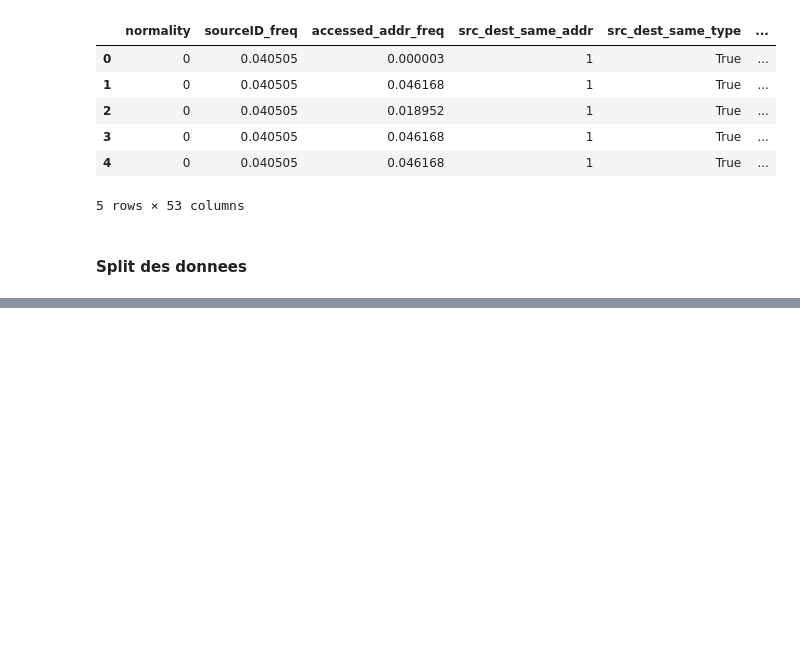
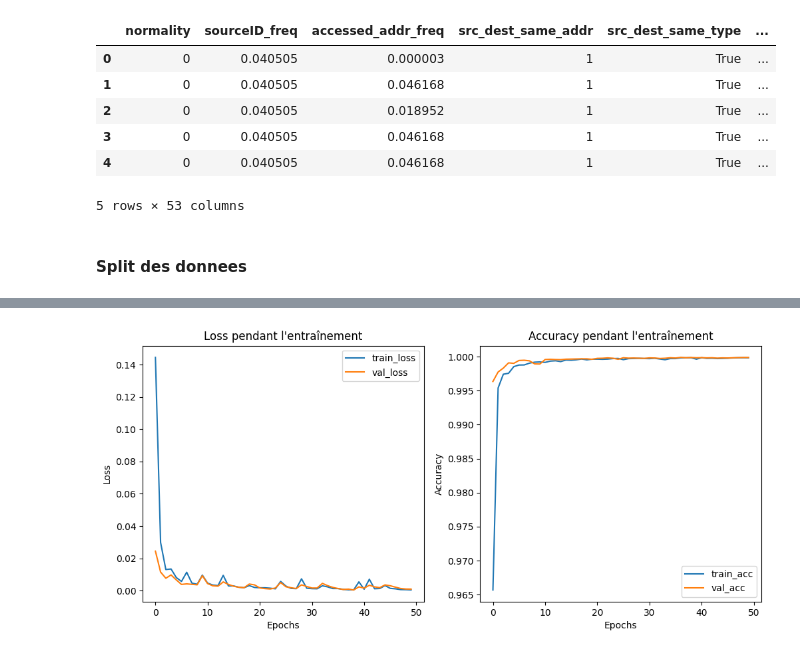
Before and after one commit to youtinid2930/DS2OS-Anomaly-Detection, a Jupyter notebook: 3- DNN_model.ipynb, the cells around one changed output, grey strips where cells are left out. Drawn from its saved outputs; the diff is of its cells as text; code cells hidden in the pictures; blank space fills up the shorter version.

```diff
--- a/3- DNN_model.ipynb
+++ b/3- DNN_model.ipynb
@@ -52,0 +93,6 @@ NameError: name 'y_train' is not defined
+# %%
+# On a un seul colone src_dest_same_type (bool)
+bool_cols = X_train.select_dtypes(include=['bool']).columns
+
+X_train[bool_cols] = X_train[bool_cols].astype(int)
+X_val[bool_cols]   = X_val[bool_cols].astype(int)
@@ -99,0 +167,17 @@ NameError: name 'model' is not defined
+# %%
+early_stop = EarlyStopping(
+    monitor='val_auc',
+    patience=5,
+    mode='max',
+    restore_best_weights=True
+)
+# %%
+history = model.fit(
+    X_train_np, y_train_np,
+    validation_data=(X_val_np, y_val_np),
+    epochs=50,
+    batch_size=1024,
+    class_weight=class_weight_dict,
+    callbacks=[early_stop],
+    verbose=1
+)
@@ -99,0 +219,24 @@ NameError: name 'model' is not defined
+# %%
+# Loss
+plt.figure(figsize=(12,5))
+
+plt.subplot(1,2,1)
+plt.plot(history.history['loss'], label='train_loss')
+plt.plot(history.history['val_loss'], label='val_loss')
+plt.title('Loss pendant l\'entraînement')
+plt.xlabel('Epochs')
+plt.ylabel('Loss')
+plt.legend()
+
+# Accuracy (ou metrics que tu as choisi)
+plt.subplot(1,2,2)
+plt.plot(history.history.get('accuracy', []), label='train_acc')
+plt.plot(history.history.get('val_accuracy', []), label='val_acc')
+plt.title('Accuracy pendant l\'entraînement')
+plt.xlabel('Epochs')
+plt.ylabel('Accuracy')
+plt.legend()
+
+plt.show()
+# %% [output]
+[figure, added]
```
Also changed, not shown: parts of 19 cells of this notebook, 7 other files.
